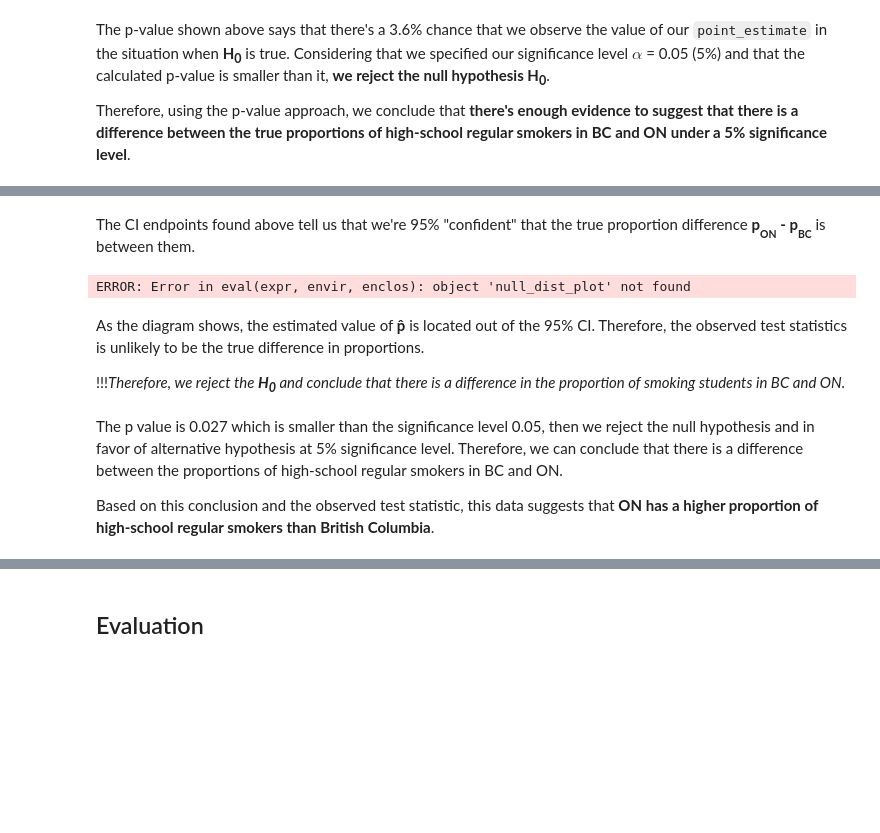
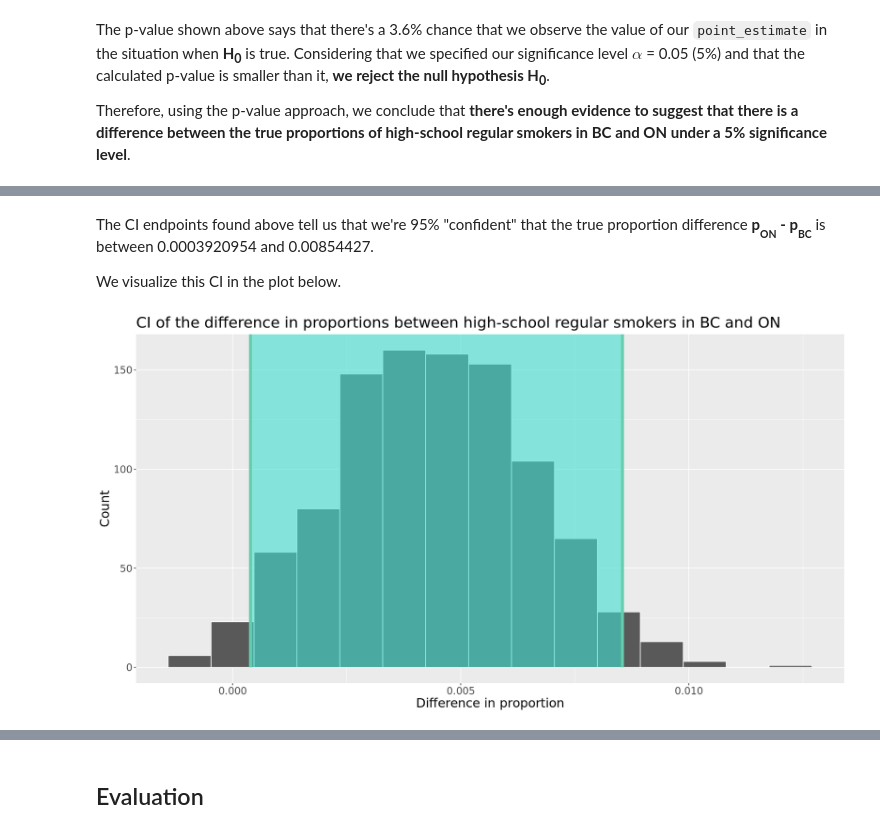
Before and after one commit to Ihor16/stat-201-project, a Jupyter notebook: Final Report.ipynb, the cells around one changed output, grey strips where cells are left out. Drawn from its saved outputs; the diff is of its cells as text; code cells hidden in the pictures; blank space fills up the shorter version.

```diff
--- a/Final Report.ipynb
+++ b/Final Report.ipynb
@@ -334,0 +351,4 @@ A tibble: 1 × 2
+# %%
+ci <- bootstrap_distribution %>%
+  get_ci(level = 0.95, type = "percentile")
+ci
@@ -335,17 +360,13 @@ A tibble: 1 × 2
 # %% [markdown]
-The CI endpoints found above tell us that we're 95% "confident" that the true proportion difference **p<sub><sub>ON</sub></sub> - p<sub><sub>BC</sub></sub>** is between them.
+The CI endpoints found above tell us that we're 95% "confident" that the true proportion difference **p<sub><sub>ON</sub></sub> - p<sub><sub>BC</sub></sub>** is between 0.0003920954 and 0.00854427.
+
+We visualize this CI in the plot below.
 # %%
-plot_with_ci <- null_dist_plot +
-  shade_confidence_interval(endpoints = percentile_ci) +
+visualise(bootstrap_distribution) +
+  shade_ci(endpoints = ci) +
+  labs(title = "CI of the difference in proportions between high-school regular smokers in BC and ON",
+     x = "Difference in proportion",
+     y = "Count") +
   theme(text = element_text(size = text_size))
-plot_with_ci
 # %% [output]
-ERROR: Error in eval(expr, envir, enclos): object 'null_dist_plot' not found
+[figure, added]
-# %% [markdown]
-As the diagram shows, the estimated value of **p̂** is located out of the 95% CI. Therefore, the observed test statistics is unlikely to be the true difference in proportions.
-
-!!!*Therefore, we reject the **H<sub>0</sub>** and conclude that there is a difference in the proportion of smoking students in BC and ON.*
-# %% [markdown]
-The p value is 0.027 which is smaller than the significance level 0.05, then we reject the null hypothesis and in favor of alternative hypothesis at 5% significance level. Therefore, we can conclude that there is a difference between the proportions of high-school regular smokers in BC and ON.
-
-Based on this conclusion and the observed test statistic, this data suggests that **ON has a higher proportion of high-school regular smokers than British Columbia**.
```
Also changed, not shown: parts of 14 cells of this notebook.
